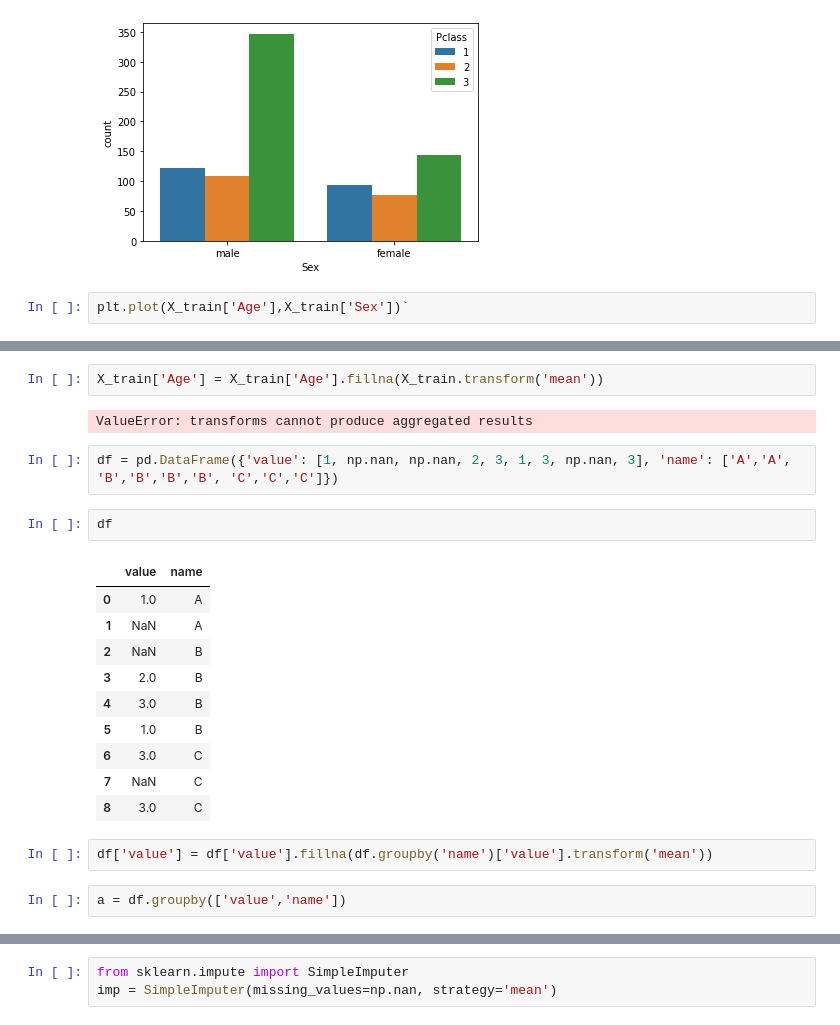
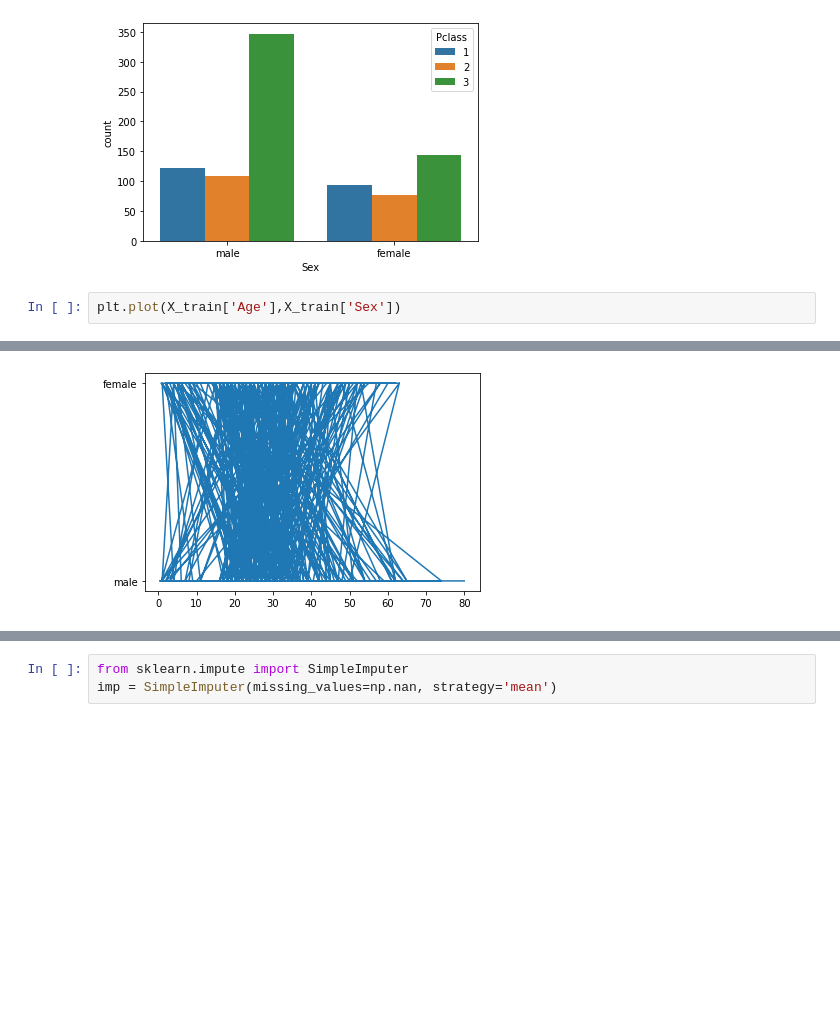
Before and after one commit to allenvarughese22/Machine-Learning-Projects---Learning, a Jupyter notebook: Titanic-Data Analysis/titanic/Titanic Survivor - Data Analysis.ipynb, the cells around one changed output, grey strips where cells are left out. Drawn from its saved outputs; the diff is of its cells as text; blank space fills up the shorter version.

```diff
--- a/Titanic-Data Analysis/titanic/Titanic Survivor - Data Analysis.ipynb
+++ b/Titanic-Data Analysis/titanic/Titanic Survivor - Data Analysis.ipynb
@@ -200,5 +200,5 @@ sns.countplot(X_train['Sex'], hue=X_train['Pclass'])
 <matplotlib.axes._subplots.AxesSubplot at 0x...>
 [figure]
 # %%
-plt.plot(X_train['Age'],X_train['Sex'])`
+plt.plot(X_train['Age'],X_train['Sex'])
 # %% [output]
@@ -206,23 +206 @@ SyntaxError: invalid syntax (<ipython-input-408-8de15aa6b22d>, line 1)
+[figure, added]
-# %%
-X_train['Age'] = X_train['Age'].fillna(X_train.transform('mean'))
-# %% [output]
-ValueError: transforms cannot produce aggregated results
-# %%
-df = pd.DataFrame({'value': [1, np.nan, np.nan, 2, 3, 1, 3, np.nan, 3], 'name': ['A','A', 'B','B','B','B', 'C','C','C']})
-# %%
-df
-# %% [output]
-|  | value | name |
-| 0 | 1.0 | A |
-| 1 | NaN | A |
-| 2 | NaN | B |
-| 3 | 2.0 | B |
-| 4 | 3.0 | B |
-| 5 | 1.0 | B |
-| 6 | 3.0 | C |
-| 7 | NaN | C |
-| 8 | 3.0 | C |
-# %%
-df['value'] = df['value'].fillna(df.groupby('name')['value'].transform('mean'))
-# %%
-a = df.groupby(['value','name'])
```
Also changed, not shown: parts of 56 cells of this notebook, 3 other files.
